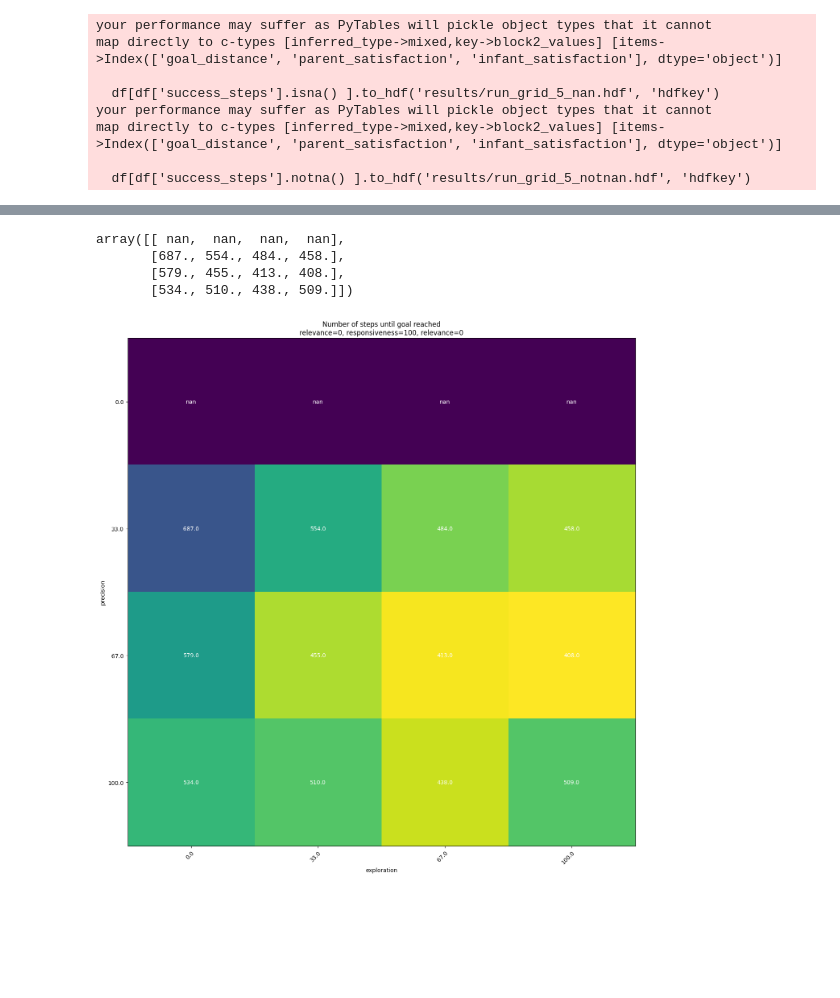
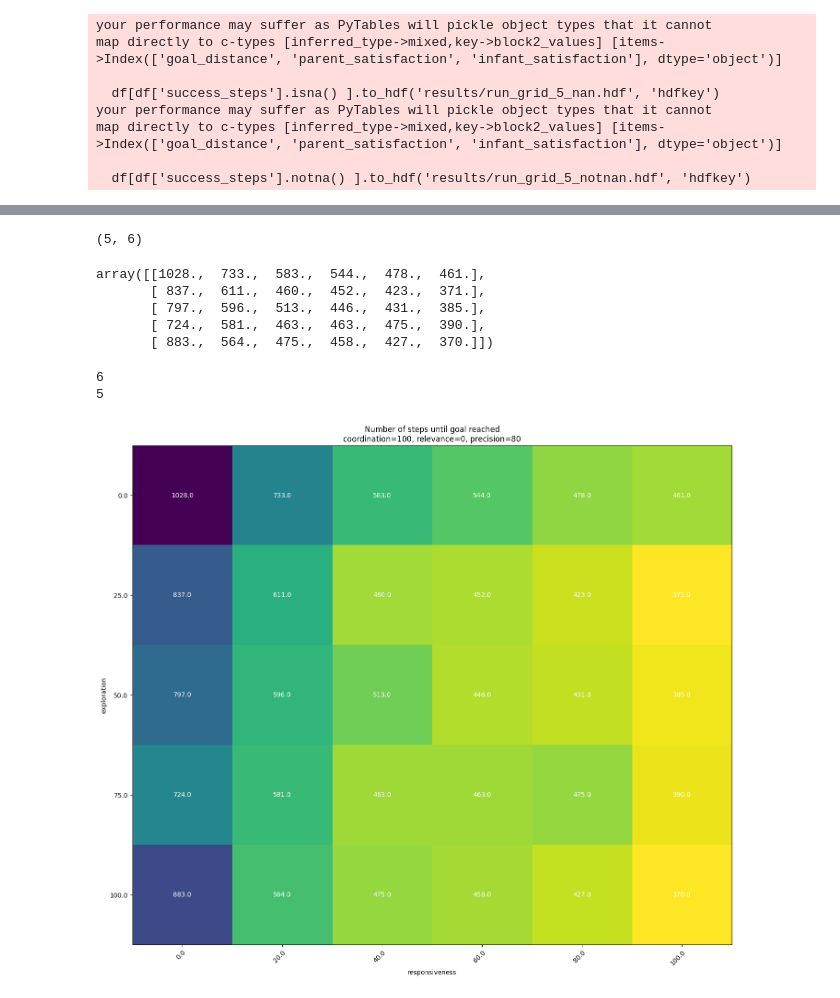
Before and after one commit to roznawsk/infant-abm, a Jupyter notebook: open_results.ipynb, the cells around one changed output, grey strips where cells are left out. Saved outputs shown, nothing was run; the diff lists cells and outputs as text; code cells hidden in the pictures; blank space fills up the shorter version.

Commit message:
New data chunk

```diff
--- a/open_results.ipynb
+++ b/open_results.ipynb
@@ -166,14 +179,0 @@ The other 3 parameters are fixed based on the most common value in the most succ
-# %%
-top_runs_no = 20
-
-top_runs = df.sort_values(by=['success_steps']).head(top_runs_no)
-
-best_params = []
-for param in ['relevance', 'responsiveness', 'coordination']:
-    best_params.append(np.argmax(np.bincount(top_runs[param])))
-
-rel, resp, coord = best_params
-
-selected_runs = df[ (df['relevance'] == rel) & (df['responsiveness'] == resp) & (df['coordination'] == coord)]
-selected_runs = selected_runs.sort_values(by=['precision', 'exploration'])
-selected_runs
@@ -216,41 +247,49 @@ selected_runs
 # %%
 root = int(np.sqrt(len(selected_runs)))
-hm_data = selected_runs['success_steps'].to_numpy().reshape(root, root)
+hm_data = selected_runs['success_steps'].to_numpy().reshape(6, 5).T
 # hm_data = np.nan_to_num(hm_data, nan=5001)
+print(hm_data.shape)
 hm_data
 # %% [output]
-array([[ nan,  nan,  nan,  nan],
-       [687., 554., 484., 458.],
-       [579., 455., 413., 408.],
-       [534., 510., 438., 509.]])
+(5, 6)
+array([[1028.,  733.,  583.,  544.,  478.,  461.],
+       [ 837.,  611.,  460.,  452.,  423.,  371.],
+       [ 797.,  596.,  513.,  446.,  431.,  385.],
+       [ 724.,  581.,  463.,  463.,  475.,  390.],
+       [ 883.,  564.,  475.,  458.,  427.,  370.]])
 # %%
-precision = selected_runs['precision'].unique().round()
-exploration = selected_runs['exploration'].unique().round()
+labels1 = selected_runs[param1].unique().round()
+labels2 = selected_runs[param2].unique().round()
 
 colormap_data = np.nan_to_num(hm_data, nan=(np.nanmax(hm_data) + 100))
 
 fig, ax = plt.subplots(figsize=(14, 14))
 im = ax.imshow(colormap_data, cmap=matplotlib.colormaps['viridis_r'])
 
 # Show all ticks and label them with the respective list entries
-ax.set_xticks(np.arange(len(exploration)), labels=precision)
-ax.set_yticks(np.arange(len(precision)), labels=exploration)
+ax.set_xticks(np.arange(len(labels1)), labels=labels1)
+ax.set_yticks(np.arange(len(labels2)), labels=labels2)
 
-ax.set_xlabel('exploration')
-ax.set_ylabel('precision')
+ax.set_xlabel(param1)
+ax.set_ylabel(param2)
 
 # Rotate the tick labels and set their alignment.
 plt.setp(ax.get_xticklabels(), rotation=45, ha="right",
          rotation_mode="anchor")
 
+print(len(labels1))
+print(len(labels2))
+
 # Loop over data dimensions and create text annotations.
-for i in range(len(precision)):
-    for j in range(len(exploration)):
-        text = ax.text(j, i, hm_data[i, j],
-                       ha="center", va="center", color="w")
+for i in range(len(labels1)):
+    for j in range(len(labels2)):
+        # print(i, j)
+        text = ax.text(i, j, hm_data[j, i], ha="center", va="center", color="w")
 
-ax.set_title(f'Number of steps until goal reached\nrelevance={rel}, responsiveness={resp}, relevance={rel}')
+ax.set_title(f'Number of steps until goal reached\n{p1}={v1}, {p2}={v2}, {p3}={v3}')
 fig.tight_layout()
 plt.show()
 # %% [output]
+6
+5
-[figure, old version]
+[figure, new version]
```
Also changed, not shown: parts of 12 cells of this notebook, 4 other files.
